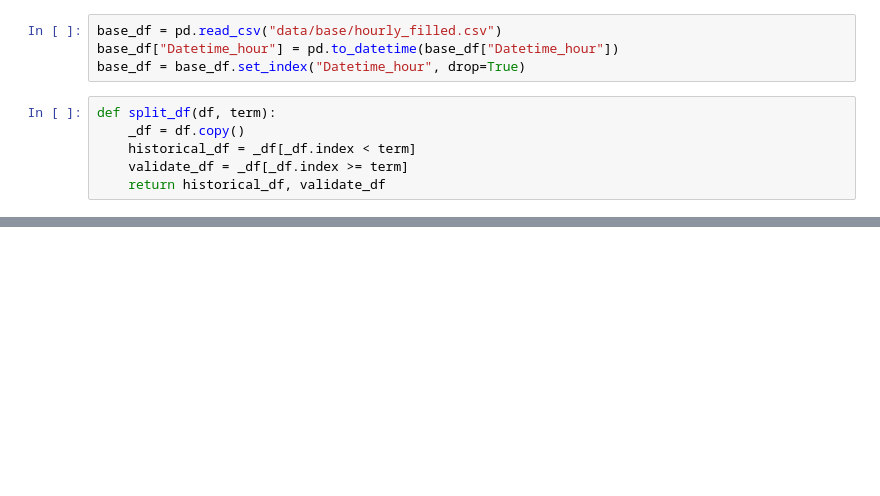
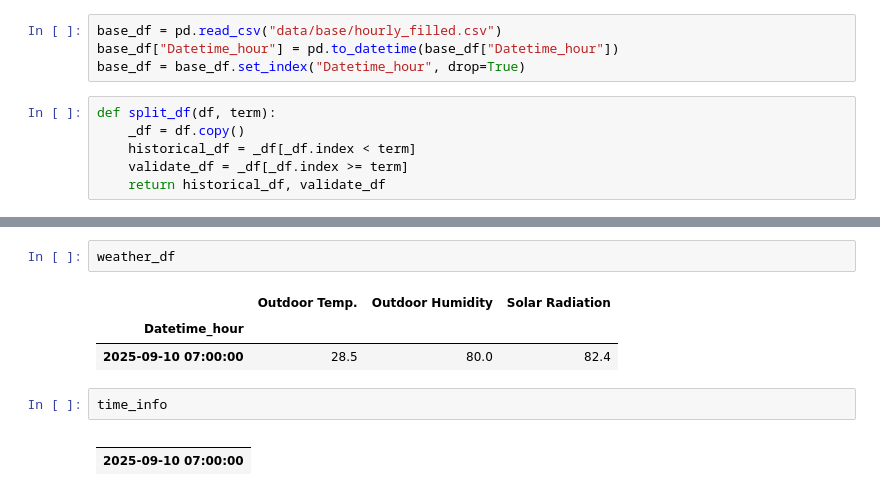
Before and after one commit to MENTERU/AIrux8_opti_logic_prod, a Jupyter notebook: services/airux8-optimize/notebooks/深層強化学習_下準備.ipynb, the cells around one changed output, grey strips where cells are left out. Saved outputs shown, nothing was run; the diff lists cells and outputs as text; blank space fills up the shorter version.

```diff
--- a/services/airux8-optimize/notebooks/深層強化学習_下準備.ipynb
+++ b/services/airux8-optimize/notebooks/深層強化学習_下準備.ipynb
@@ -262,0 +275,11 @@ base_df
+# %%
+weather_df
+# %% [output]
+|  | Outdoor Temp. | Outdoor Humidity | Solar Radiation |
+| Datetime_hour |  |  |  |
+| 2025-09-10 07:00:00 | 28.5 | 80.0 | 82.4 |
+# %%
+time_info
+# %% [output]
+|  |
+| 2025-09-10 07:00:00 |
```
Also changed, not shown: parts of 8 cells of this notebook, 11 other files.
